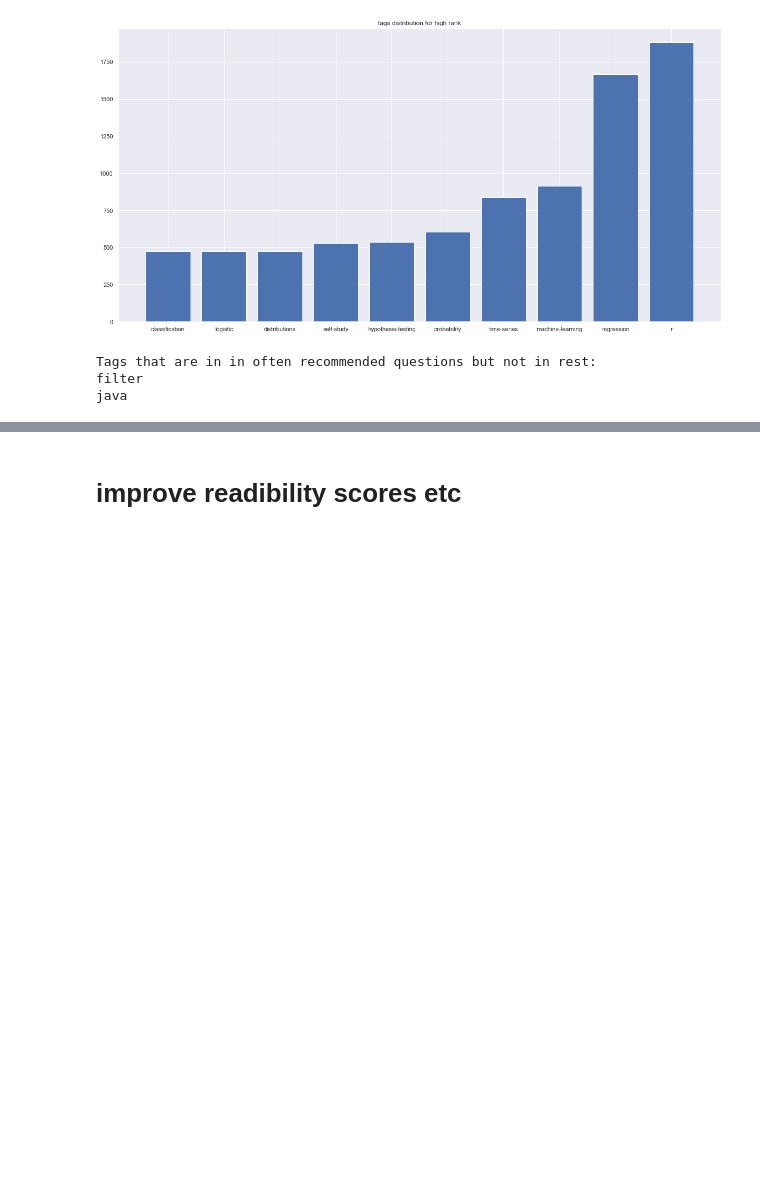
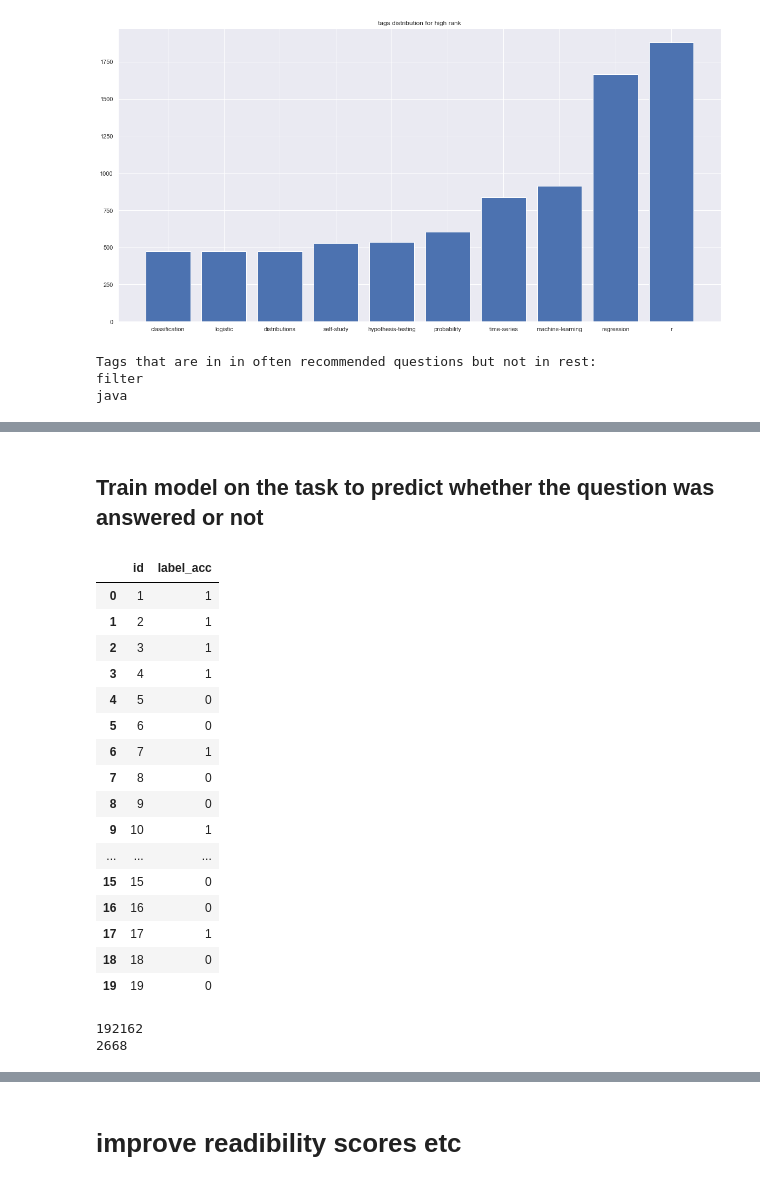
Before and after one commit to elvisnava/DSLab-StackOverflow, a Jupyter notebook: data-exploration/bias_exploration.ipynb, the cells around one changed output, grey strips where cells are left out. Saved outputs shown, nothing was run; the diff lists cells and outputs as text; code cells hidden in the pictures; blank space fills up the shorter version.

```diff
--- a/data-exploration/bias_exploration.ipynb
+++ b/data-exploration/bias_exploration.ipynb
@@ -534,0 +711,48 @@ java
+# %% [markdown]
+## Train model on the task to predict whether the question was answered or not
+# %%
+answered_questions = pd.read_sql_query('''SELECT Id, AcceptedAnswerId as label_acc FROM Posts ''', cnx)
+# %%
+answered_questions = answered_questions.fillna(0)
+answered_questions["label_acc"] = (answered_questions["label_acc"]>0).astype(int)
+# %%
+answered_questions.head(20)
+# %% [output]
+|  | id | label_acc |
+| 0 | 1 | 1 |
+| 1 | 2 | 1 |
+| 2 | 3 | 1 |
+| 3 | 4 | 1 |
+| 4 | 5 | 0 |
+| 5 | 6 | 0 |
+| 6 | 7 | 1 |
+| 7 | 8 | 0 |
+| 8 | 9 | 0 |
+| 9 | 10 | 1 |
+| ... | ... | ... |
+| 15 | 15 | 0 |
+| 16 | 16 | 0 |
+| 17 | 17 | 1 |
+| 18 | 18 | 0 |
+| 19 | 19 | 0 |
+# %%
+dataframes = []
+path = "../Baselines/data/"
+processed_already = [] # os.listdir("../Baselines/data_2015/")
+for userfile in os.listdir(path):
+    if userfile in processed_already or userfile[0]==".":
+        continue
+    example = pd.read_csv(path+userfile)
+    example = example[['id', 'topic_reputation_asker', 'num_words', 'num_hyperlinks', 'GunningFogIndex', 'LIX', 'cumulative_term_entropy', 'number_posts_asker', 'num_questions_asker', 'number_answers_asker', 'accepted_answers_asker', 'question_reputation_asker', 'answer_reputation_asker', 'num_solved_questions_asker']]
+    with_labels = pd.merge(example, answered_questions, how="left")
+    dataframes.append(with_labels)
+
+final = pd.concat(dataframes)
+print(len(final))
+final.drop_duplicates(subset="id", keep=False, inplace=True)
+print(len(final))
+final.head(20)
+final.to_csv("data_acc_answer_TRAIN.csv", index=False)
+# %% [output]
+192162
+2668
```
Also changed, not shown: parts of 46 cells of this notebook.
